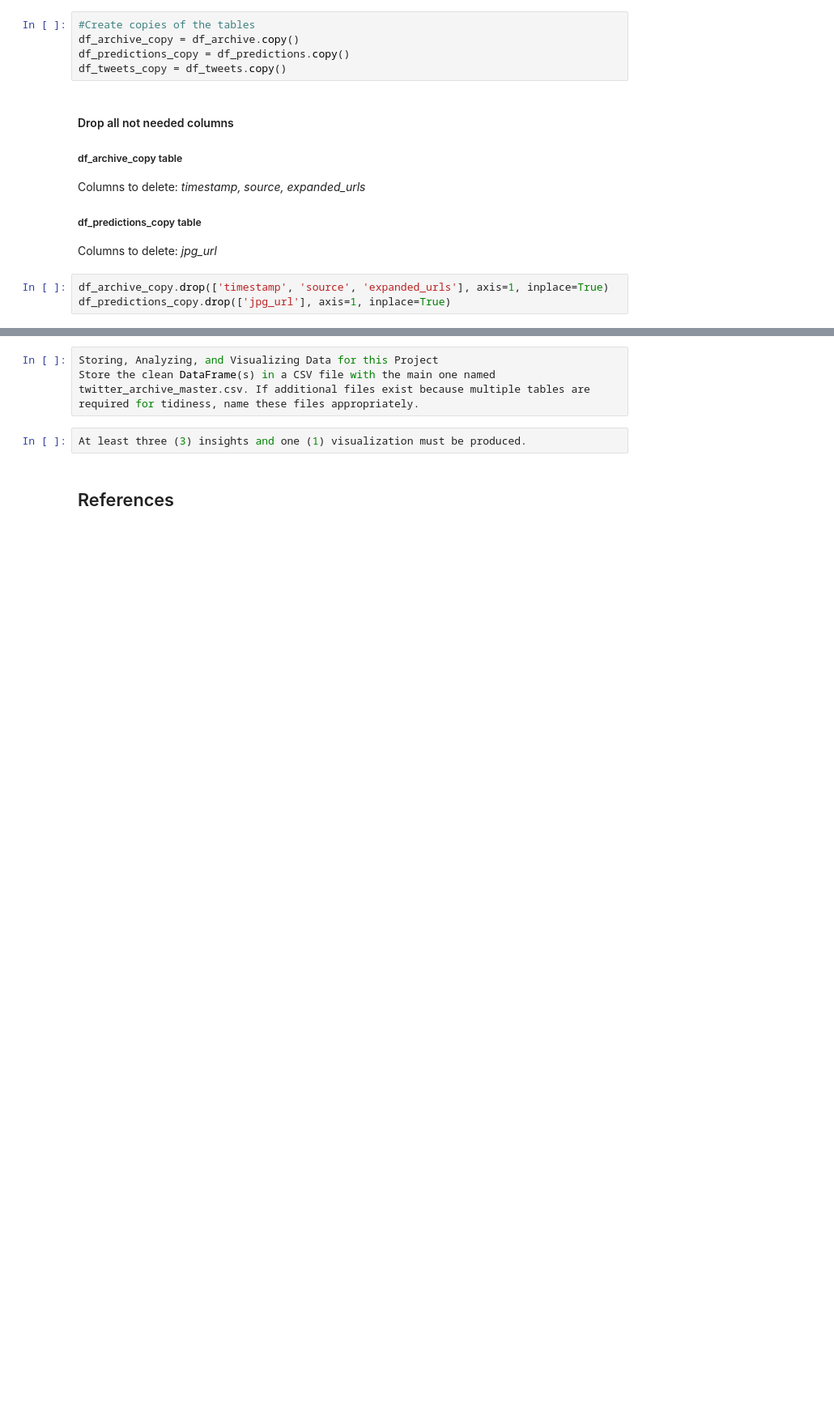
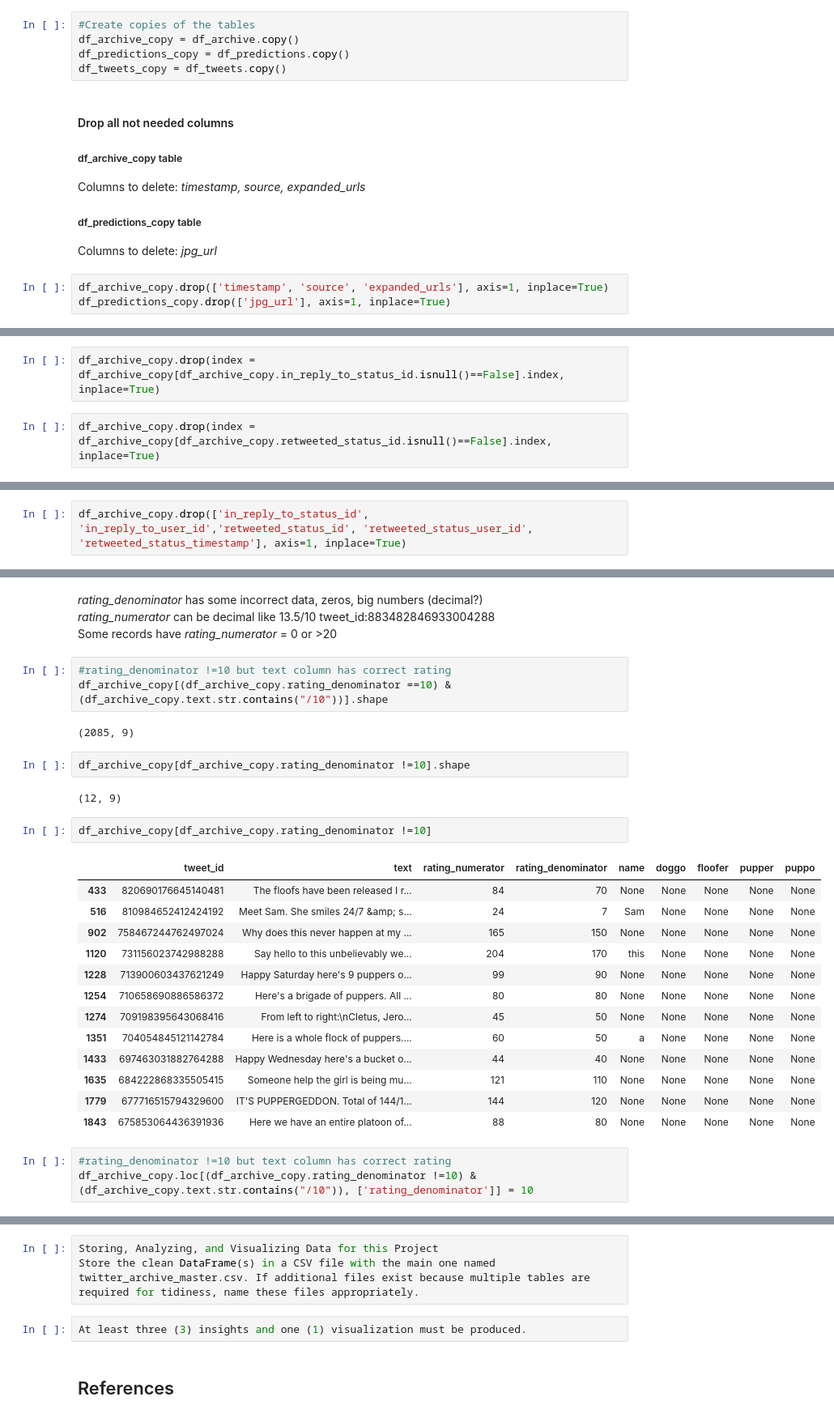
Before and after one commit to amr9410/PythonDataWrangling, a Jupyter notebook: wrangle_act.ipynb, the cells around one changed output, grey strips where cells are left out. Shown at 81% size. Saved outputs shown, nothing was run; the diff lists cells and outputs as text; blank space fills up the shorter version.

```diff
--- a/wrangle_act.ipynb
+++ b/wrangle_act.ipynb
@@ -346,0 +377,4 @@ df_predictions_copy.head(1)
+# %%
+df_archive_copy.drop(index = df_archive_copy[df_archive_copy.in_reply_to_status_id.isnull()==False].index, inplace=True)
+# %%
+df_archive_copy.drop(index = df_archive_copy[df_archive_copy.retweeted_status_id.isnull()==False].index, inplace=True)
@@ -346,0 +402,2 @@ df_predictions_copy.head(1)
+# %%
+df_archive_copy.drop(['in_reply_to_status_id', 'in_reply_to_user_id','retweeted_status_id', 'retweeted_status_user_id', 'retweeted_status_timestamp'], axis=1, inplace=True)
@@ -346,0 +421,33 @@ df_predictions_copy.head(1)
+# %% [markdown]
+
+*rating_denominator* has some incorrect data, zeros, big numbers (decimal?)<br>
+*rating_numerator* can be decimal like 13.5/10 tweet_id:883482846933004288<br>
+Some records have *rating_numerator* = 0 or >20<br>
+# %%
+#rating_denominator !=10 but text column has correct rating
+df_archive_copy[(df_archive_copy.rating_denominator ==10) & (df_archive_copy.text.str.contains("/10"))].shape
+# %% [output]
+(2085, 9)
+# %%
+df_archive_copy[df_archive_copy.rating_denominator !=10].shape
+# %% [output]
+(12, 9)
+# %%
+df_archive_copy[df_archive_copy.rating_denominator !=10]
+# %% [output]
+|  | tweet_id | text | rating_numerator | rating_denominator | name | doggo | floofer | pupper | puppo |
+| 433 | 820690176645140481 | The floofs have been released I r... | 84 | 70 | None | None | None | None | None |
+| 516 | 810984652412424192 | Meet Sam. She smiles 24/7 &amp; s... | 24 | 7 | Sam | None | None | None | None |
+| 902 | 758467244762497024 | Why does this never happen at my ... | 165 | 150 | None | None | None | None | None |
+| 1120 | 731156023742988288 | Say hello to this unbelievably we... | 204 | 170 | this | None | None | None | None |
+| 1228 | 713900603437621249 | Happy Saturday here's 9 puppers o... | 99 | 90 | None | None | None | None | None |
+| 1254 | 710658690886586372 | Here's a brigade of puppers. All ... | 80 | 80 | None | None | None | None | None |
+| 1274 | 709198395643068416 | From left to right:\nCletus, Jero... | 45 | 50 | None | None | None | None | None |
+| 1351 | 704054845121142784 | Here is a whole flock of puppers.... | 60 | 50 | a | None | None | None | None |
+| 1433 | 697463031882764288 | Happy Wednesday here's a bucket o... | 44 | 40 | None | None | None | None | None |
+| 1635 | 684222868335505415 | Someone help the girl is being mu... | 121 | 110 | None | None | None | None | None |
+| 1779 | 677716515794329600 | IT'S PUPPERGEDDON. Total of 144/1... | 144 | 120 | None | None | None | None | None |
+| 1843 | 675853064436391936 | Here we have an entire platoon of... | 88 | 80 | None | None | None | None | None |
+# %%
+#rating_denominator !=10 but text column has correct rating
+df_archive_copy.loc[(df_archive_copy.rating_denominator !=10) & (df_archive_copy.text.str.contains("/10")), ['rating_denominator']] = 10
```
Also changed, not shown: parts of 15 cells of this notebook.
